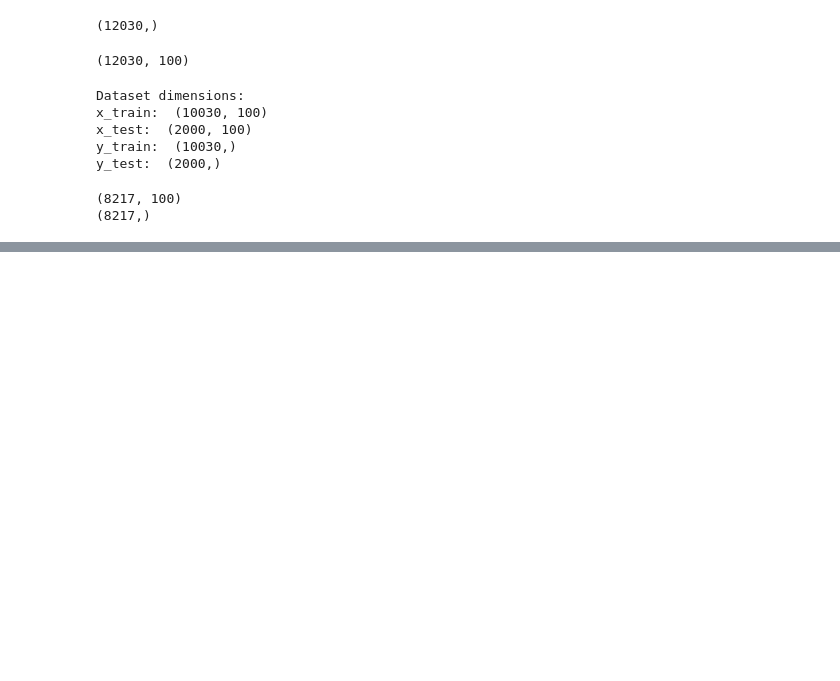
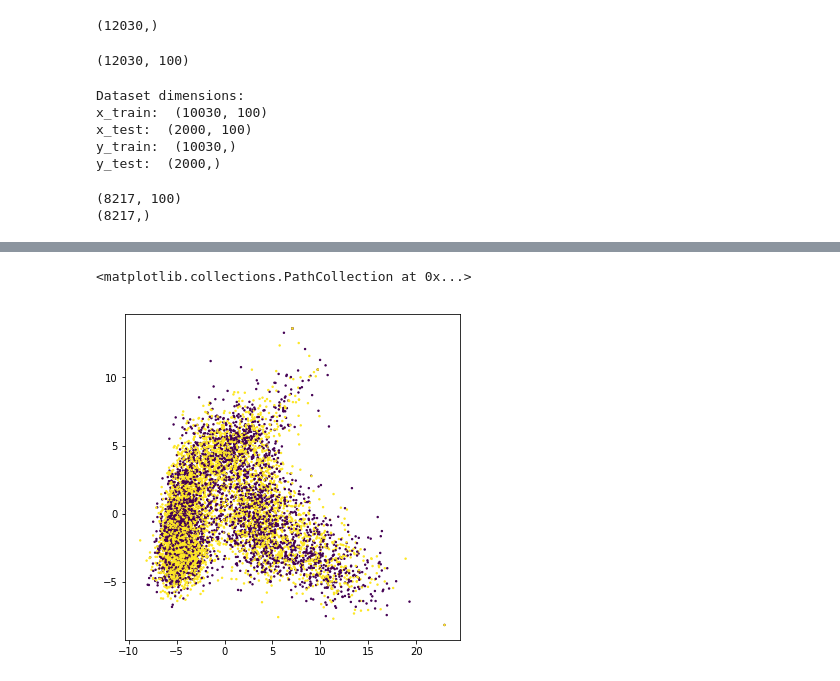
Before and after one commit to JY2014/PatentEvaluation, a Jupyter notebook: word2vec_training.ipynb, the cells around one changed output, grey strips where cells are left out. Saved outputs shown, nothing was run; the diff lists cells and outputs as text; code cells hidden in the pictures; blank space fills up the shorter version.

```diff
--- a/word2vec_training.ipynb
+++ b/word2vec_training.ipynb
@@ -540,0 +450,7 @@ array([[263, 458],
+# %%
+fig = plt.figure(figsize = (6, 6))
+
+plt.scatter(x_pca[:, 0], x_pca[:, 1], c = y_data_sub, s = 2)
+# %% [output]
+<matplotlib.collections.PathCollection at 0x...>
+[figure, added]
```
Also changed, not shown: parts of 21 cells of this notebook.
